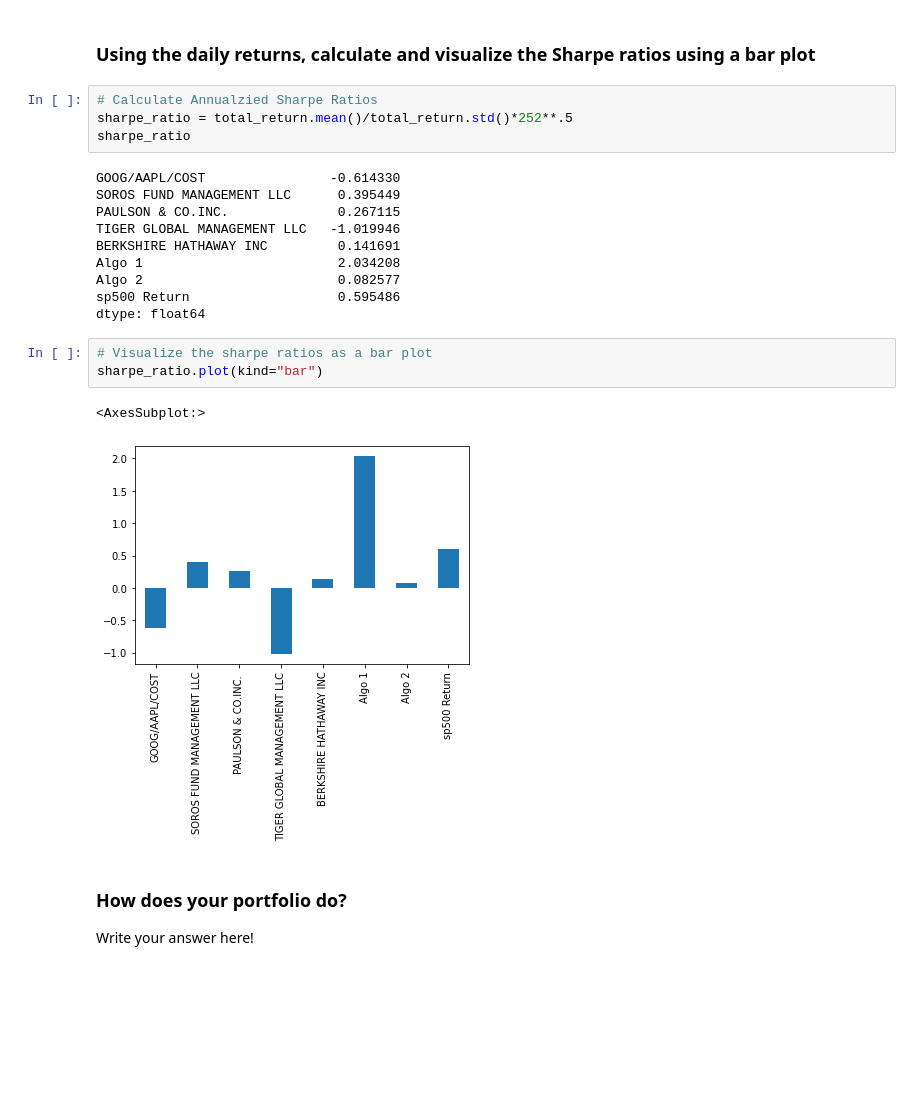
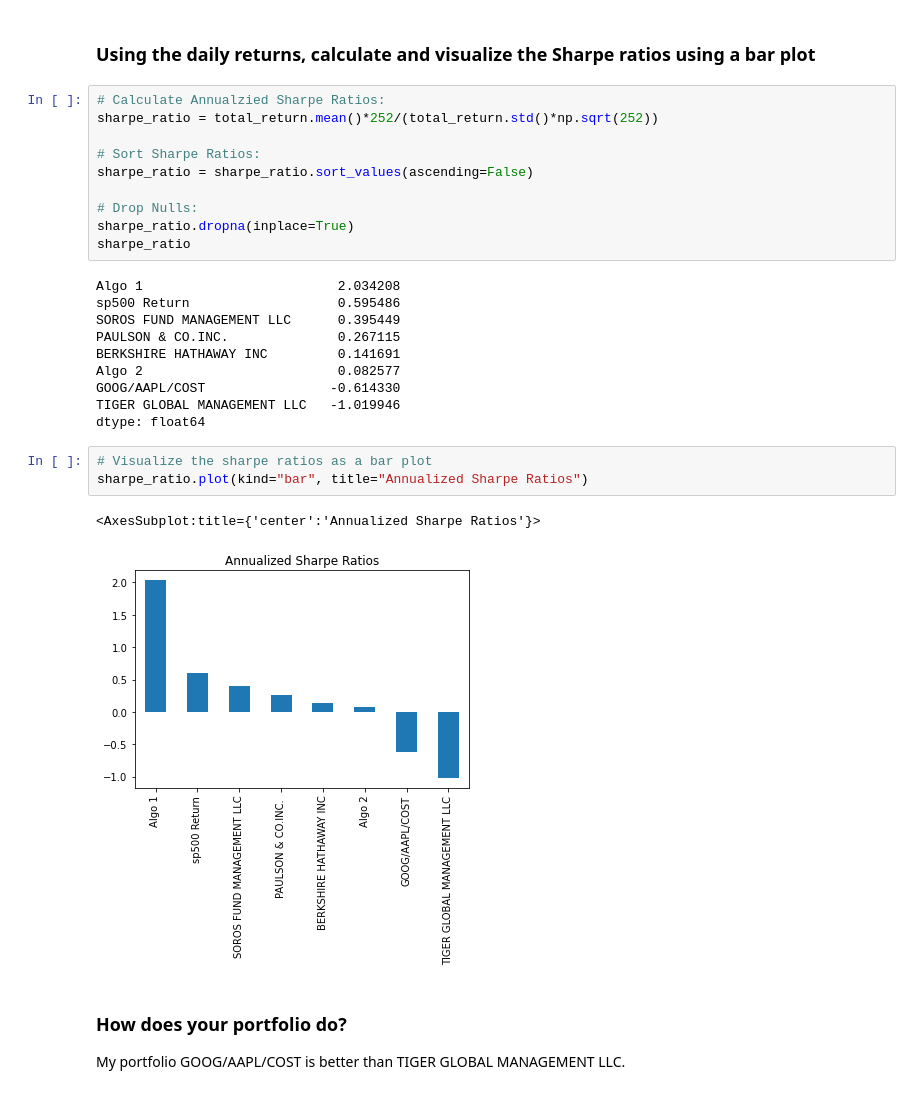
Before and after one commit to Boulaz2002/Pandas-Homework, a Jupyter notebook: portfolio_analysis.ipynb, the cells around one changed output. Saved outputs shown, nothing was run; the diff lists cells and outputs as text; blank space fills up the shorter version.

```diff
--- a/portfolio_analysis.ipynb
+++ b/portfolio_analysis.ipynb
@@ -550,26 +576,32 @@ rolling_beta.plot(figsize=(20,15), title="rolling 60-Day Beta of GOOG/AAPL/COST"
 # %% [markdown]
 ### Using the daily returns, calculate and visualize the Sharpe ratios using a bar plot
 # %%
-# Calculate Annualzied Sharpe Ratios
-sharpe_ratio = total_return.mean()/total_return.std()*252**.5
+# Calculate Annualzied Sharpe Ratios:
+sharpe_ratio = total_return.mean()*252/(total_return.std()*np.sqrt(252))
+
+# Sort Sharpe Ratios:
+sharpe_ratio = sharpe_ratio.sort_values(ascending=False)
+
+# Drop Nulls:
+sharpe_ratio.dropna(inplace=True)
 sharpe_ratio
 # %% [output]
-GOOG/AAPL/COST                -0.614330
+Algo 1                         2.034208
+sp500 Return                   0.595486
 SOROS FUND MANAGEMENT LLC      0.395449
 PAULSON & CO.INC.              0.267115
+BERKSHIRE HATHAWAY INC         0.141691
+Algo 2                         0.082577
+GOOG/AAPL/COST                -0.614330
 TIGER GLOBAL MANAGEMENT LLC   -1.019946
-BERKSHIRE HATHAWAY INC         0.141691
-Algo 1                         2.034208
-Algo 2                         0.082577
-sp500 Return                   0.595486
 dtype: float64
 # %%
 # Visualize the sharpe ratios as a bar plot
-sharpe_ratio.plot(kind="bar")
+sharpe_ratio.plot(kind="bar", title="Annualized Sharpe Ratios")
 # %% [output]
-<AxesSubplot:>
+<AxesSubplot:title={'center':'Annualized Sharpe Ratios'}>
-[figure, old version]
+[figure, new version]
-# %% [markdown]
-### How does your portfolio do?
-
-Write your answer here!
+# %% [markdown]
+### How does your portfolio do?
+
+My portfolio GOOG/AAPL/COST is better than TIGER GLOBAL MANAGEMENT LLC.
```
Also changed, not shown: parts of 10 cells of this notebook.
